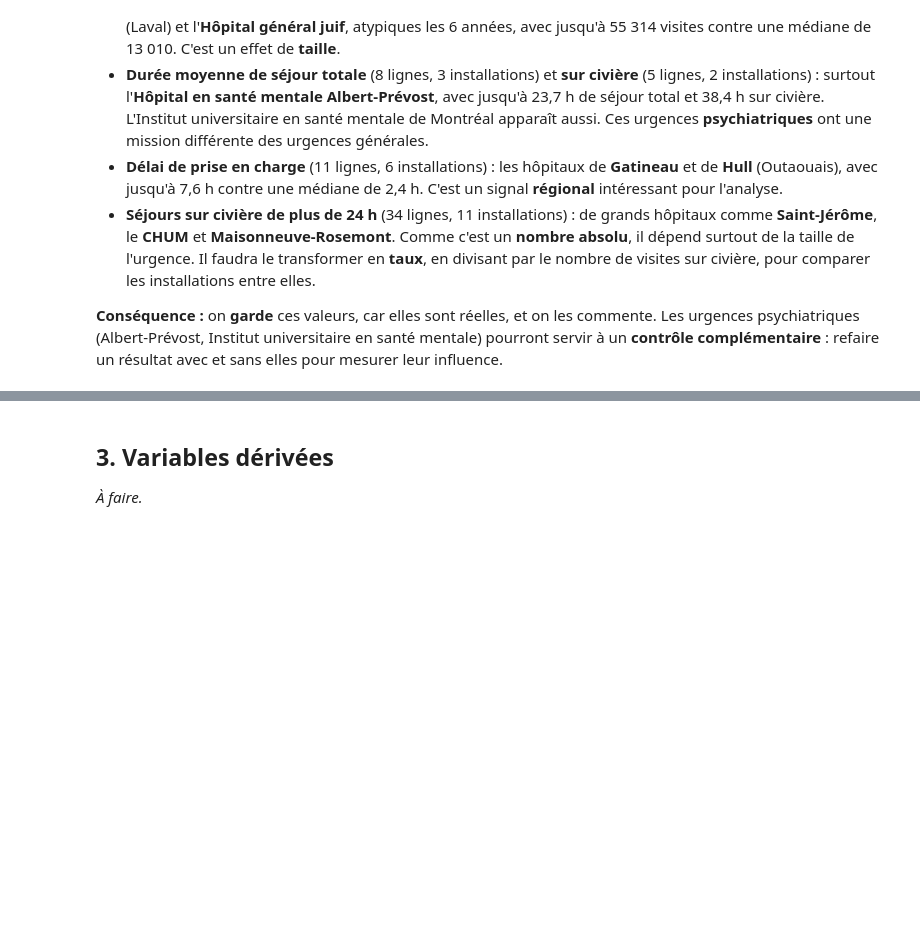
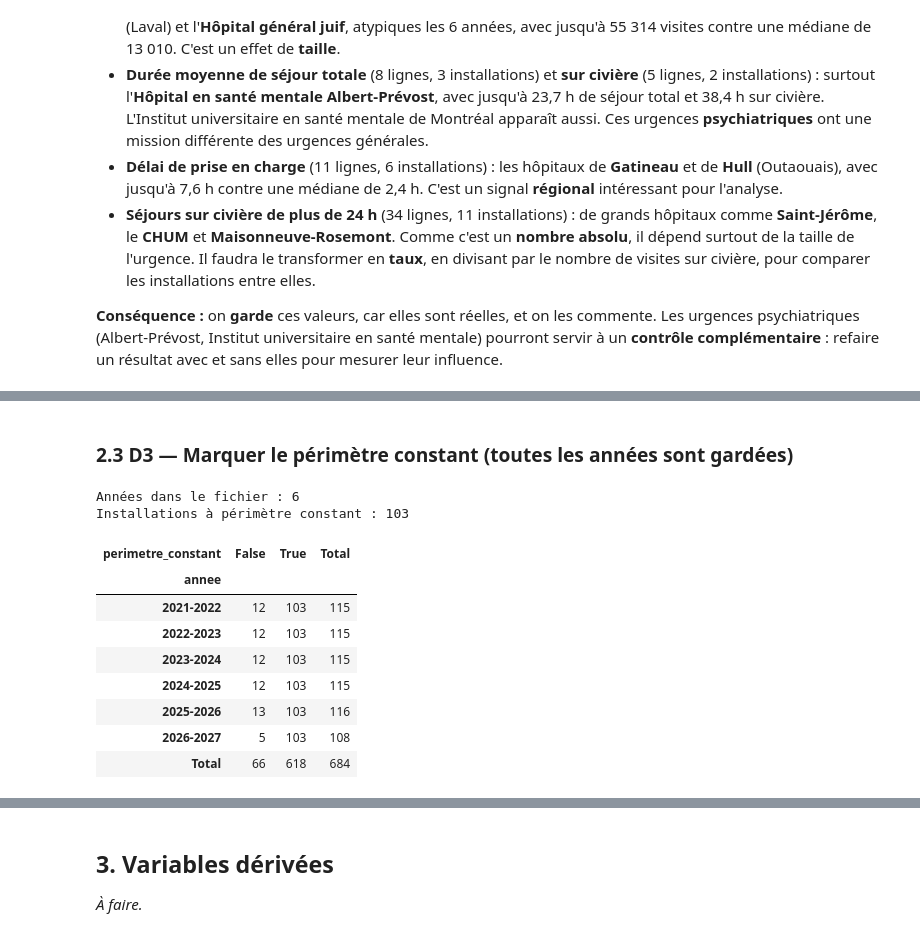
Before and after one commit to Khaled-hamdaoui/Application_python-, a Jupyter notebook: notebooks/01_preparation.ipynb, the cells around one changed output, grey strips where cells are left out. Cells and saved outputs as stored; diff of their text form; code cells hidden in the pictures; blank space fills up the shorter version.

```diff
--- a/notebooks/01_preparation.ipynb
+++ b/notebooks/01_preparation.ipynb
@@ -429,0 +436,6 @@ _À faire après validation en équipe des décisions de `docs/journal_decisions
+# %%
+est_total_brut = df_brut["no_permis_installation"].eq(".")
+df = df_brut.loc[~est_total_brut].copy()
+
+print(f"{len(df_brut)} lignes -> {len(df)} lignes ({est_total_brut.sum()} lignes de total retirées)")
+print("Reste-t-il un libellé « Total » ?", df["nom_installation"].str.contains("total", case=False).any())
@@ -429,0 +451,12 @@ _À faire après validation en équipe des décisions de `docs/journal_decisions
+# %%
+masque_error = df["region"].eq("Error")
+print("Lignes « Error » :", masque_error.sum(), "| codes RSS concernés :", df.loc[masque_error, "rss"].unique().tolist())
+
+# Garde-fou : on ne renomme que si toutes ces lignes ont bien le code RSS 10
+assert (df.loc[masque_error, "rss"] == 10).all(), "Une ligne « Error » n'a pas le code RSS 10"
+df.loc[masque_error, "region"] = "Nord-du-Québec"
+
+# Contrôle : chaque code RSS correspond maintenant à un seul nom de région
+regions = df.groupby("rss")["region"].agg(["nunique", "first"])
+print("Codes RSS avec plusieurs noms :", (regions["nunique"] > 1).sum())
+regions["first"].rename("region").to_frame().T
@@ -429,0 +472,22 @@ _À faire après validation en équipe des décisions de `docs/journal_decisions
+# %% [markdown]
+### 2.3 D3 — Marquer le périmètre constant (toutes les années sont gardées)
+# %%
+nb_annees = df["annee"].nunique()
+annees_presentes = df.groupby("no_permis_installation")["annee"].transform("nunique")
+df["perimetre_constant"] = annees_presentes.eq(nb_annees)
+
+print("Années dans le fichier :", nb_annees)
+print("Installations à périmètre constant :", df.loc[df["perimetre_constant"], "no_permis_installation"].nunique())
+pd.crosstab(df["annee"], df["perimetre_constant"], margins=True, margins_name="Total")
+# %% [output]
+Années dans le fichier : 6
+Installations à périmètre constant : 103
+| perimetre_constant | False | True | Total |
+| annee |  |  |  |
+| 2021-2022 | 12 | 103 | 115 |
+| 2022-2023 | 12 | 103 | 115 |
+| 2023-2024 | 12 | 103 | 115 |
+| 2024-2025 | 12 | 103 | 115 |
+| 2025-2026 | 13 | 103 | 116 |
+| 2026-2027 | 5 | 103 | 108 |
+| Total | 66 | 618 | 684 |
```
Also changed, not shown: parts of 21 cells of this notebook, 3 other files.
